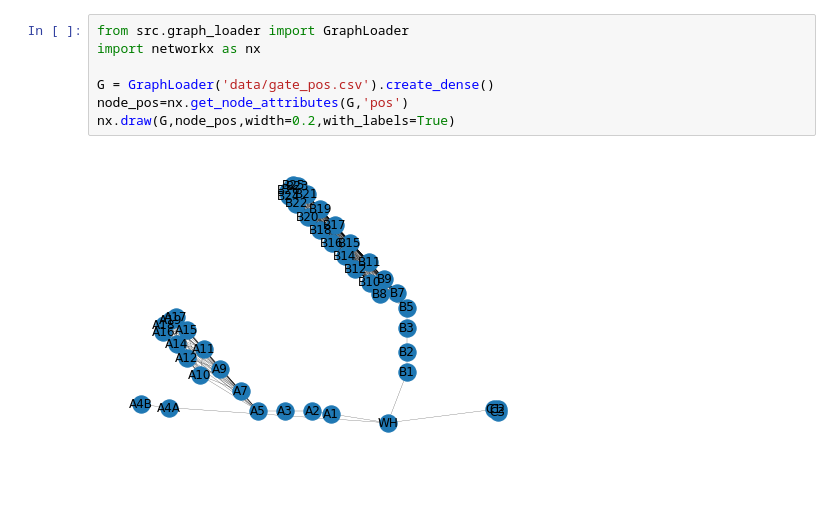
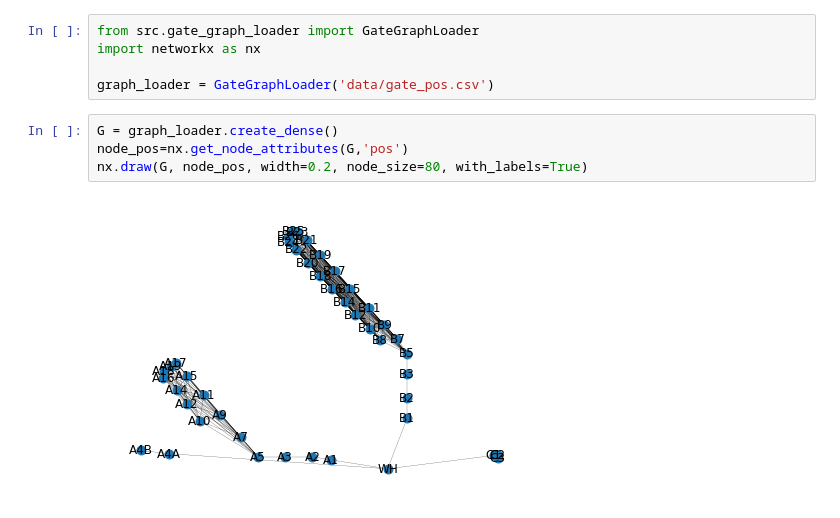
Before and after one commit to ArchieGertsman/ie532-final-project, a Jupyter notebook: analysis.ipynb, the cells around one changed output. Drawn from its saved outputs; the diff is of its cells as text; blank space fills up the shorter version.

```diff
--- a/analysis.ipynb
+++ b/analysis.ipynb
@@ -1,9 +1,11 @@
+# %%
+from src.gate_graph_loader import GateGraphLoader
+import networkx as nx
+
+graph_loader = GateGraphLoader('data/gate_pos.csv')
 # %%
-from src.graph_loader import GraphLoader
-import networkx as nx
-
-G = GraphLoader('data/gate_pos.csv').create_dense()
+G = graph_loader.create_dense()
 node_pos=nx.get_node_attributes(G,'pos')
-nx.draw(G,node_pos,width=0.2,with_labels=True)
+nx.draw(G, node_pos, width=0.2, node_size=80, with_labels=True)
 # %% [output]
-[figure, old version]
+[figure, new version]
```
Also changed, not shown: parts of 1 cell of this notebook, 5 other files.
